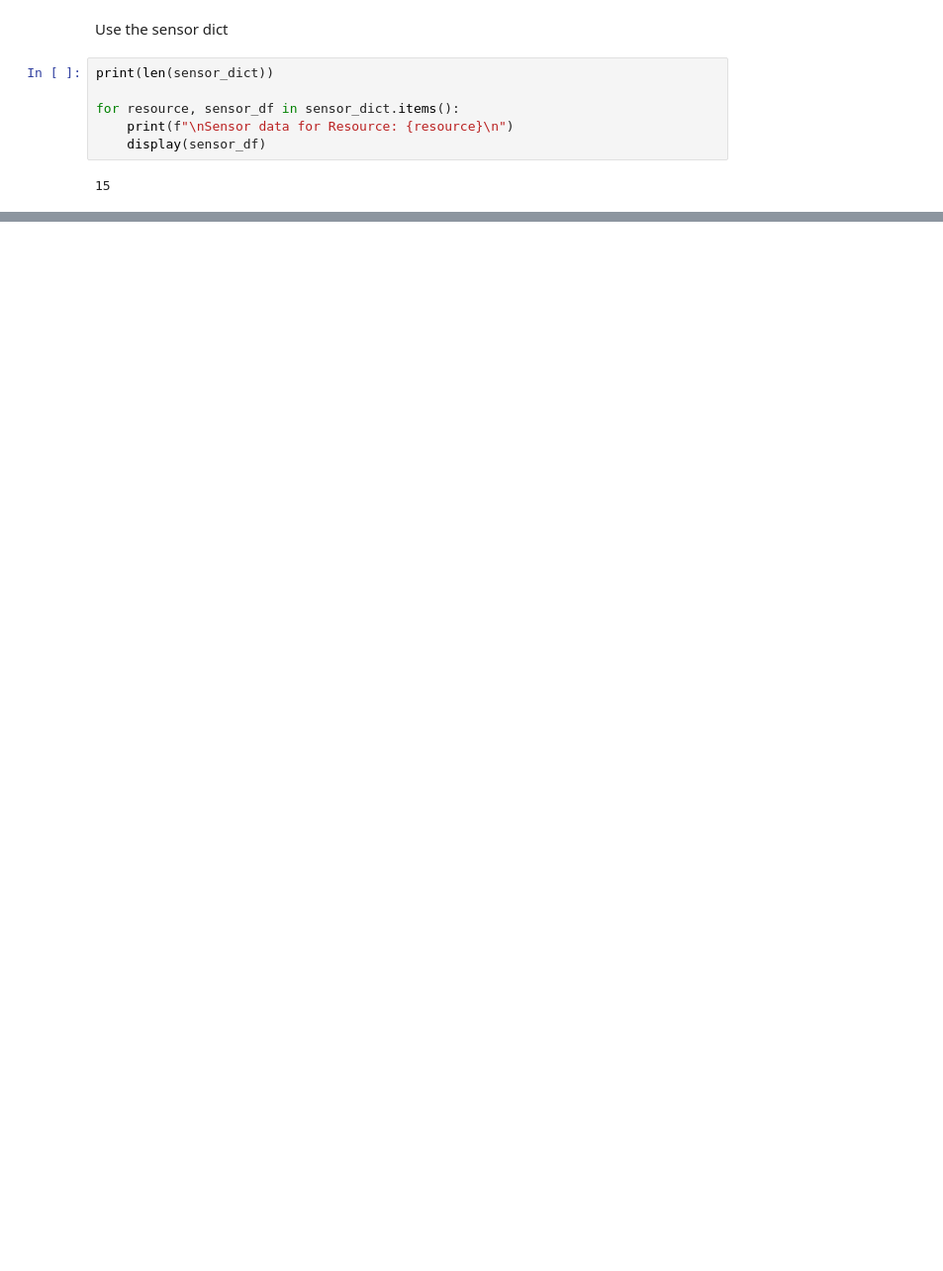
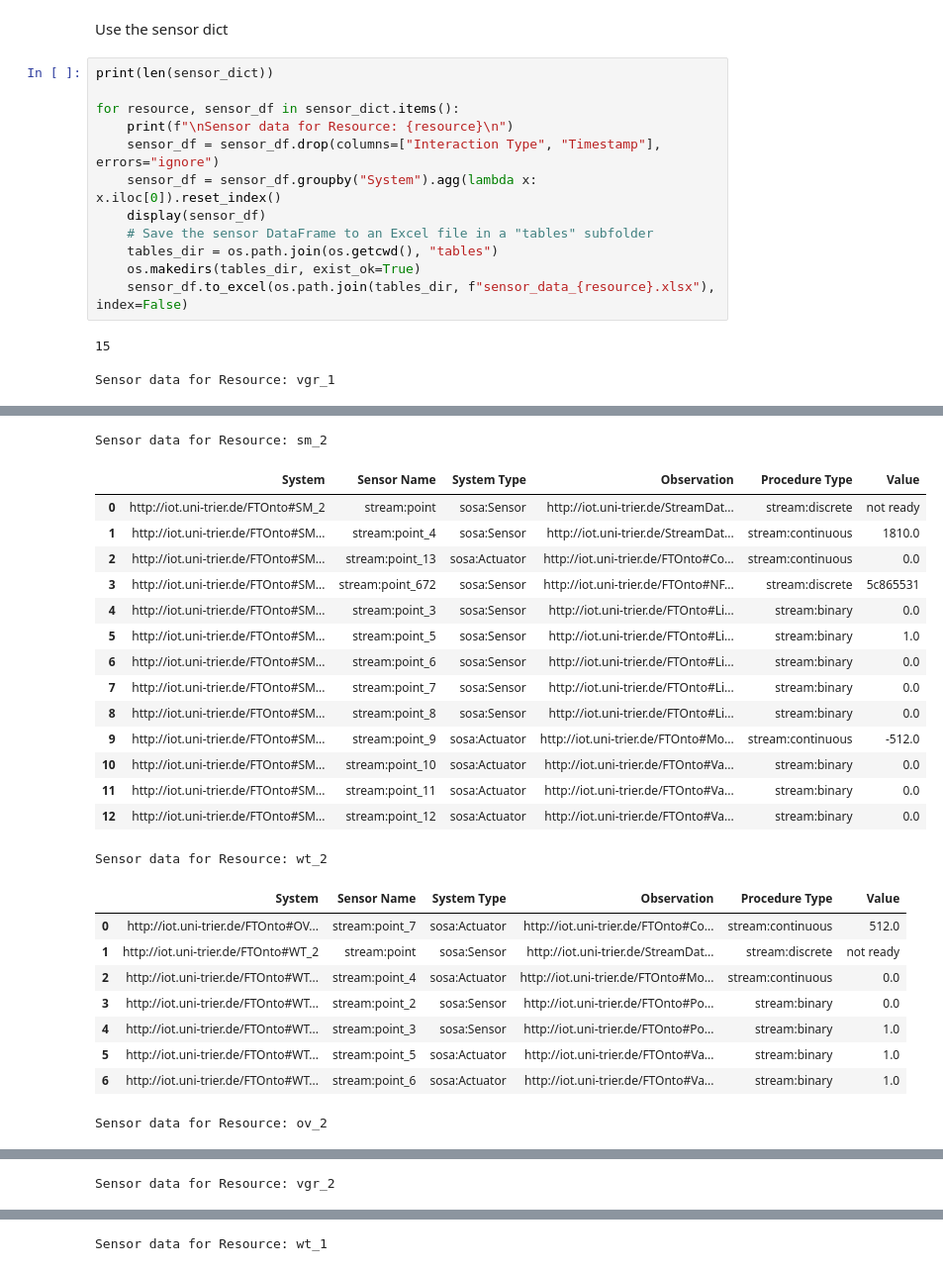
Before and after one commit to Olive305/Bachelor-thesis, a Jupyter notebook: Data/IoT enriched event log paper/document_log_content.ipynb, the cells around one changed output, grey strips where cells are left out. Shown at 99% size. Drawn from its saved outputs; the diff is of its cells as text; blank space fills up the shorter version.

```diff
--- a/Data/IoT enriched event log paper/document_log_content.ipynb
+++ b/Data/IoT enriched event log paper/document_log_content.ipynb
@@ -476,6 +498,14 @@ print(len(sensor_dict))
 
 for resource, sensor_df in sensor_dict.items():
     print(f"\nSensor data for Resource: {resource}\n")
+    sensor_df = sensor_df.drop(columns=["Interaction Type", "Timestamp"], errors="ignore")
+    sensor_df = sensor_df.groupby("System").agg(lambda x: x.iloc[0]).reset_index()
     display(sensor_df)
+    # Save the sensor DataFrame to an Excel file in a "tables" subfolder
+    tables_dir = os.path.join(os.getcwd(), "tables")
+    os.makedirs(tables_dir, exist_ok=True)
+    sensor_df.to_excel(os.path.join(tables_dir, f"sensor_data_{resource}.xlsx"), index=False)
 # %% [output]
 15
+
+Sensor data for Resource: vgr_1
@@ -481,0 +525,25 @@ for resource, sensor_df in sensor_dict.items():
+Sensor data for Resource: sm_2
+|  | System | Sensor Name | System Type | Observation | Procedure Type | Value |
+| 0 | http://iot.uni-trier.de/FTOnto#SM_2 | stream:point | sosa:Sensor | http://iot.uni-trier.de/StreamDat... | stream:discrete | not ready |
+| 1 | http://iot.uni-trier.de/FTOnto#SM... | stream:point_4 | sosa:Sensor | http://iot.uni-trier.de/StreamDat... | stream:continuous | 1810.0 |
+| 2 | http://iot.uni-trier.de/FTOnto#SM... | stream:point_13 | sosa:Actuator | http://iot.uni-trier.de/FTOnto#Co... | stream:continuous | 0.0 |
+| 3 | http://iot.uni-trier.de/FTOnto#SM... | stream:point_672 | sosa:Sensor | http://iot.uni-trier.de/FTOnto#NF... | stream:discrete | 5c865531 |
+| 4 | http://iot.uni-trier.de/FTOnto#SM... | stream:point_3 | sosa:Sensor | http://iot.uni-trier.de/FTOnto#Li... | stream:binary | 0.0 |
+| 5 | http://iot.uni-trier.de/FTOnto#SM... | stream:point_5 | sosa:Sensor | http://iot.uni-trier.de/FTOnto#Li... | stream:binary | 1.0 |
+| 6 | http://iot.uni-trier.de/FTOnto#SM... | stream:point_6 | sosa:Sensor | http://iot.uni-trier.de/FTOnto#Li... | stream:binary | 0.0 |
+| 7 | http://iot.uni-trier.de/FTOnto#SM... | stream:point_7 | sosa:Sensor | http://iot.uni-trier.de/FTOnto#Li... | stream:binary | 0.0 |
+| 8 | http://iot.uni-trier.de/FTOnto#SM... | stream:point_8 | sosa:Sensor | http://iot.uni-trier.de/FTOnto#Li... | stream:binary | 0.0 |
+| 9 | http://iot.uni-trier.de/FTOnto#SM... | stream:point_9 | sosa:Actuator | http://iot.uni-trier.de/FTOnto#Mo... | stream:continuous | -512.0 |
+| 10 | http://iot.uni-trier.de/FTOnto#SM... | stream:point_10 | sosa:Actuator | http://iot.uni-trier.de/FTOnto#Va... | stream:binary | 0.0 |
+| 11 | http://iot.uni-trier.de/FTOnto#SM... | stream:point_11 | sosa:Actuator | http://iot.uni-trier.de/FTOnto#Va... | stream:binary | 0.0 |
+| 12 | http://iot.uni-trier.de/FTOnto#SM... | stream:point_12 | sosa:Actuator | http://iot.uni-trier.de/FTOnto#Va... | stream:binary | 0.0 |
+Sensor data for Resource: wt_2
+|  | System | Sensor Name | System Type | Observation | Procedure Type | Value |
+| 0 | http://iot.uni-trier.de/FTOnto#OV... | stream:point_7 | sosa:Actuator | http://iot.uni-trier.de/FTOnto#Co... | stream:continuous | 512.0 |
+| 1 | http://iot.uni-trier.de/FTOnto#WT_2 | stream:point | sosa:Sensor | http://iot.uni-trier.de/StreamDat... | stream:discrete | not ready |
+| 2 | http://iot.uni-trier.de/FTOnto#WT... | stream:point_4 | sosa:Actuator | http://iot.uni-trier.de/FTOnto#Mo... | stream:continuous | 0.0 |
+| 3 | http://iot.uni-trier.de/FTOnto#WT... | stream:point_2 | sosa:Sensor | http://iot.uni-trier.de/FTOnto#Po... | stream:binary | 0.0 |
+| 4 | http://iot.uni-trier.de/FTOnto#WT... | stream:point_3 | sosa:Sensor | http://iot.uni-trier.de/FTOnto#Po... | stream:binary | 1.0 |
+| 5 | http://iot.uni-trier.de/FTOnto#WT... | stream:point_5 | sosa:Actuator | http://iot.uni-trier.de/FTOnto#Va... | stream:binary | 1.0 |
+| 6 | http://iot.uni-trier.de/FTOnto#WT... | stream:point_6 | sosa:Actuator | http://iot.uni-trier.de/FTOnto#Va... | stream:binary | 1.0 |
+Sensor data for Resource: ov_2
@@ -481,0 +559 @@ for resource, sensor_df in sensor_dict.items():
+Sensor data for Resource: vgr_2
@@ -481,0 +570 @@ for resource, sensor_df in sensor_dict.items():
+Sensor data for Resource: wt_1
```
Also changed, not shown: parts of 7 cells of this notebook, 5 other files.
